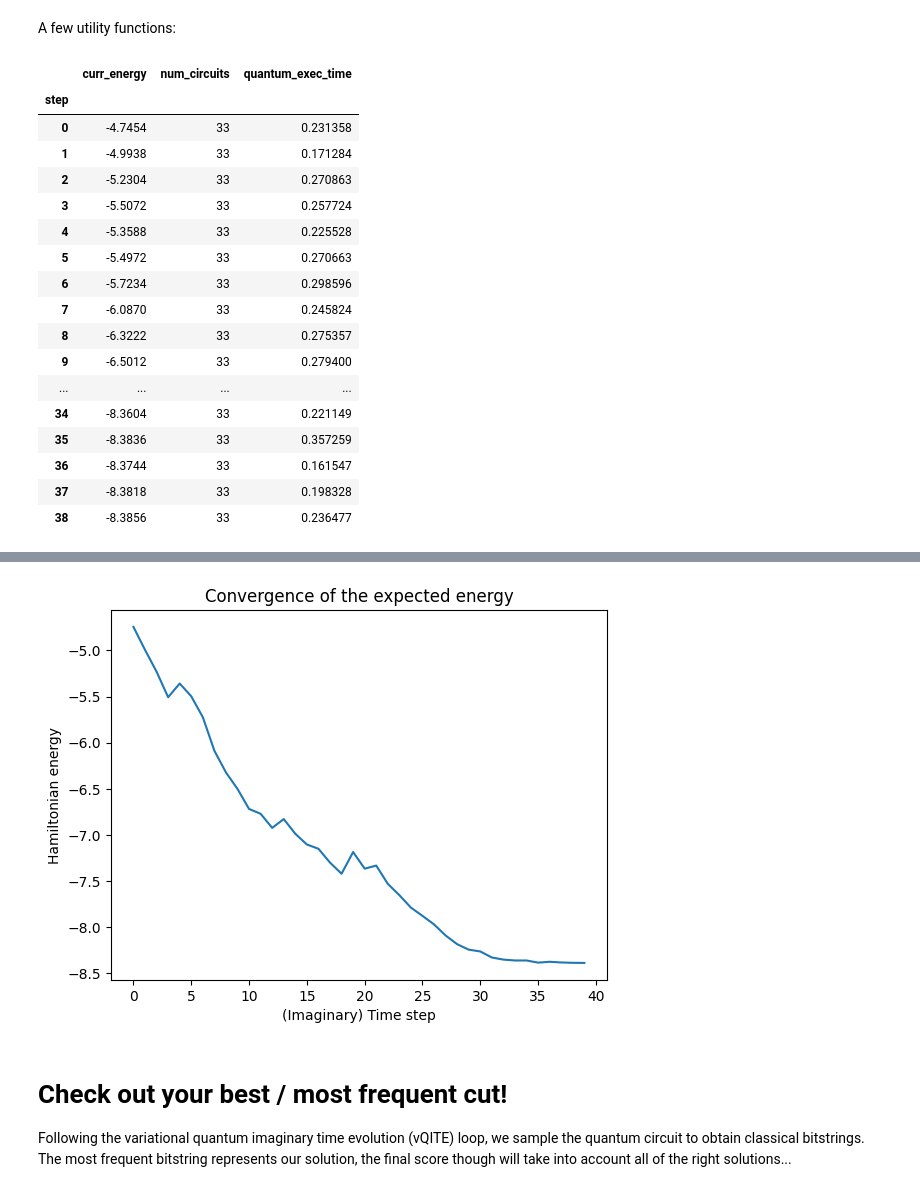
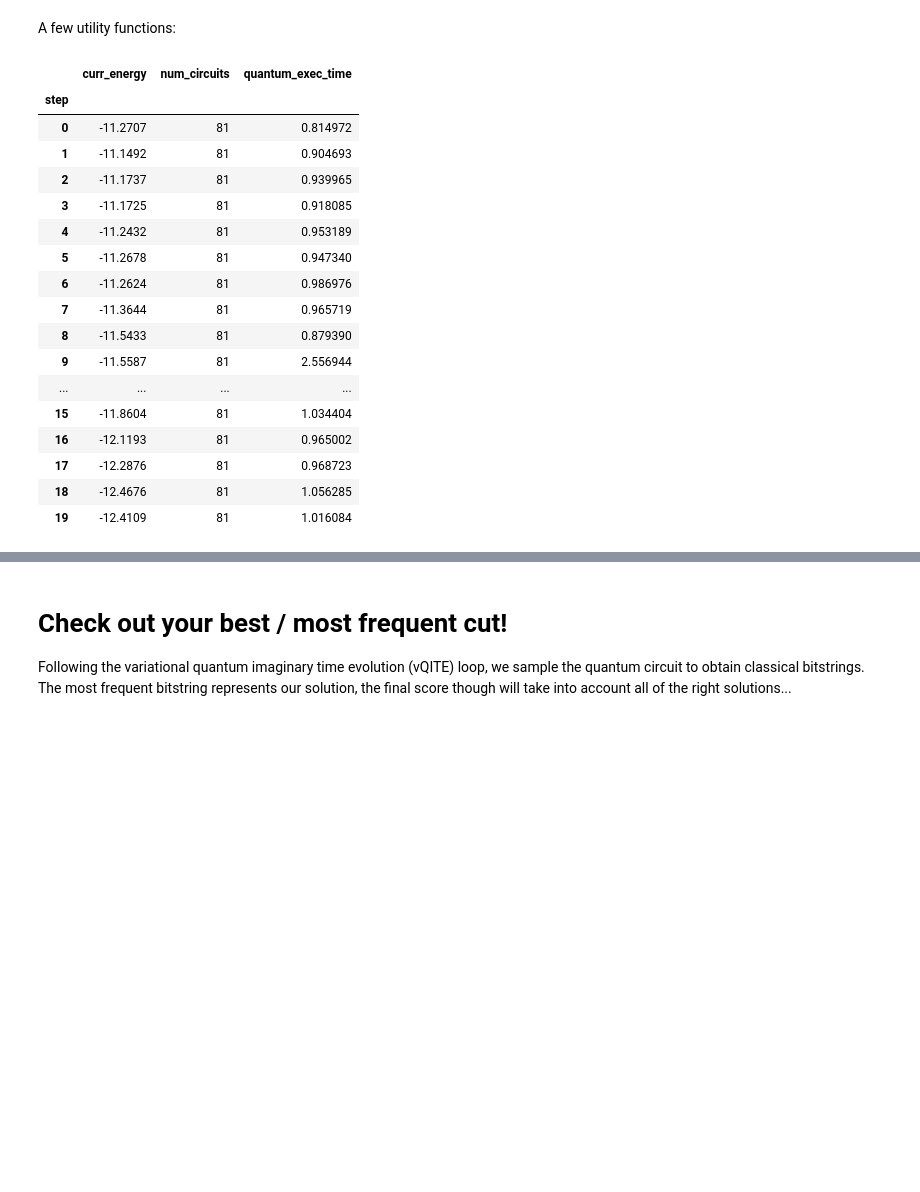
Before and after one commit to funnysomething/iQuHack_HG2025, a Jupyter notebook: IonQuHack2025.ipynb, the cells around one changed output, grey strips where cells are left out. Drawn from its saved outputs; the diff is of its cells as text; code cells hidden in the pictures; blank space fills up the shorter version.

```diff
--- a/IonQuHack2025.ipynb
+++ b/IonQuHack2025.ipynb
@@ -341,7 +341,7 @@ graph8 = star_graph_8()
 # %% [markdown]
 # Input graph
 # %%
-graph = graph3
+graph = graph5
 graph
 # %% [output]
 <networkx.classes.graph.Graph at 0x...>
@@ -378,11 +378,10 @@ def build_ansatz(graph: nx.Graph) -> QuantumCircuit:
         ansatz.ry(t, v)
         ansatz.cx(u, v)
 
-    beta = ParameterVector('b', graph.number_of_nodes())
     omega = ParameterVector('o', graph.number_of_nodes())
-    for b, o, n in zip(beta, omega, graph.nodes):
+    for o, n in zip(omega, graph.nodes):
         # ansatz.rz(b, n)
-        ansatz.rx(o, v)
+        ansatz.rz(o, n)
 
     return ansatz
 # %%
@@ -469,7 +468,7 @@ objective corresponding to the graph above.
 def build_2nd_hamiltonian(graph: nx.Graph) -> SparsePauliOp:
 
     ham = build_maxcut_hamiltonian(graph)
-    ham += 0.2 * balance_penalty(graph)
+    ham -= 0.1 * balance_penalty(graph)
 
     return ham
 
@@ -864,28 +868,28 @@ def interpret_solution(graph, bitstring):
 # %%
 %%time
 
 # Set up your QITEvolver and evolve!
 qit_evolver = QITEvolver(ham, ansatz)
-qit_evolver.evolve(num_steps=40, lr=0.4, verbose=True) # lr was 0.5
+qit_evolver.evolve(num_steps=40, lr=0.2, verbose=True) # lr was 0.5
 
 # Visualize your results!
 qit_evolver.plot_convergence()
 # %% [output]
 |  | curr_energy | num_circuits | quantum_exec_time |
 | step |  |  |  |
-| 0 | -4.7454 | 33 | 0.231358 |
-| 1 | -4.9938 | 33 | 0.171284 |
-| 2 | -5.2304 | 33 | 0.270863 |
-| 3 | -5.5072 | 33 | 0.257724 |
-| 4 | -5.3588 | 33 | 0.225528 |
-| 5 | -5.4972 | 33 | 0.270663 |
-| 6 | -5.7234 | 33 | 0.298596 |
-| 7 | -6.0870 | 33 | 0.245824 |
-| 8 | -6.3222 | 33 | 0.275357 |
-| 9 | -6.5012 | 33 | 0.279400 |
+| 0 | -11.2707 | 81 | 0.814972 |
+| 1 | -11.1492 | 81 | 0.904693 |
+| 2 | -11.1737 | 81 | 0.939965 |
+| 3 | -11.1725 | 81 | 0.918085 |
+| 4 | -11.2432 | 81 | 0.953189 |
+| 5 | -11.2678 | 81 | 0.947340 |
+| 6 | -11.2624 | 81 | 0.986976 |
+| 7 | -11.3644 | 81 | 0.965719 |
+| 8 | -11.5433 | 81 | 0.879390 |
+| 9 | -11.5587 | 81 | 2.556944 |
 | ... | ... | ... | ... |
-| 34 | -8.3604 | 33 | 0.221149 |
-| 35 | -8.3836 | 33 | 0.357259 |
-| 36 | -8.3744 | 33 | 0.161547 |
-| 37 | -8.3818 | 33 | 0.198328 |
-| 38 | -8.3856 | 33 | 0.236477 |
+| 15 | -11.8604 | 81 | 1.034404 |
+| 16 | -12.1193 | 81 | 0.965002 |
+| 17 | -12.2876 | 81 | 0.968723 |
+| 18 | -12.4676 | 81 | 1.056285 |
+| 19 | -12.4109 | 81 | 1.016084 |
@@ -894,4 +896,3 @@ Wall time: 20 s
-[figure, removed]
 # %% [markdown]
 # Check out your best / most frequent cut!
 Following the variational quantum imaginary time evolution (vQITE) loop, we sample the quantum circuit to obtain classical bitstrings.  The most frequent bitstring represents our solution, the final score though will take into account all of the right solutions...
```
Also changed, not shown: parts of 9 cells of this notebook.
